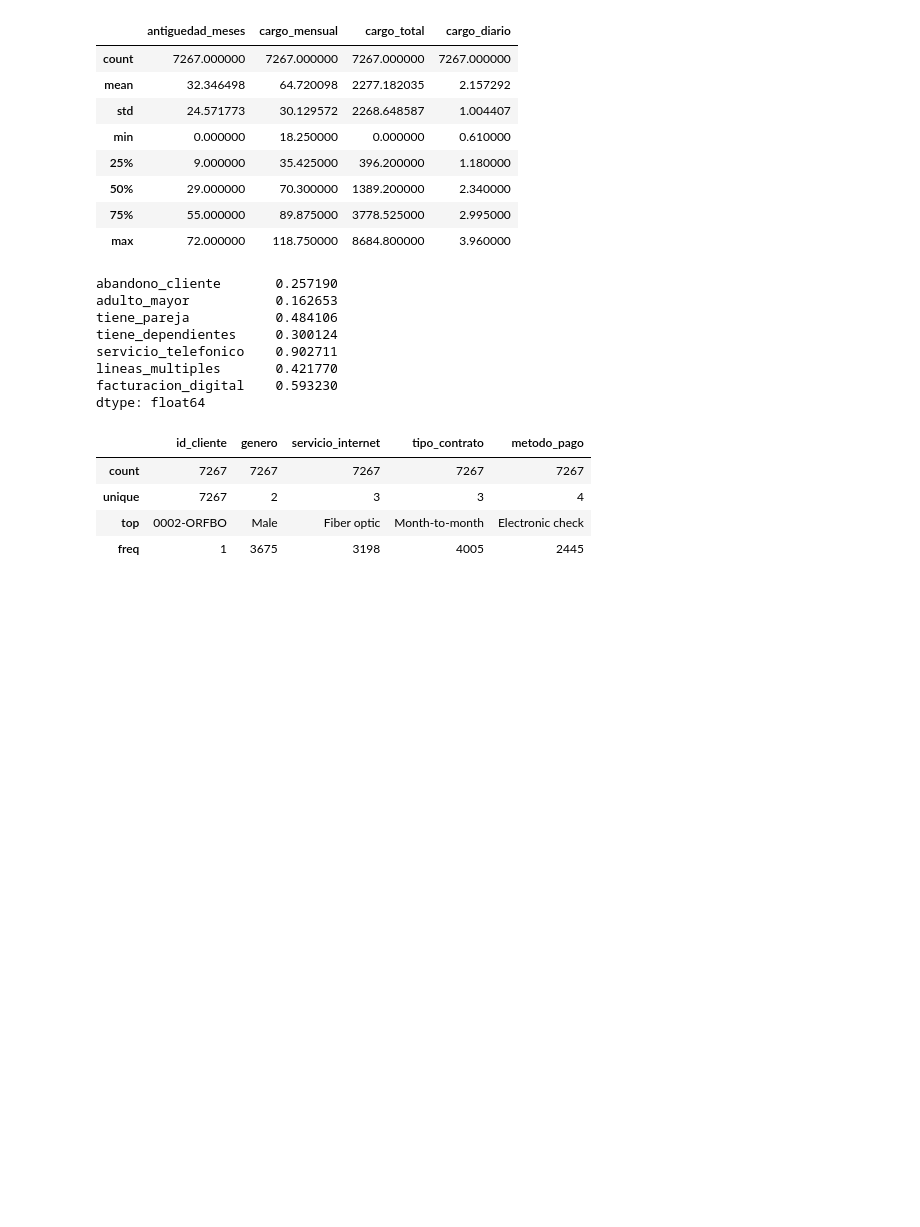
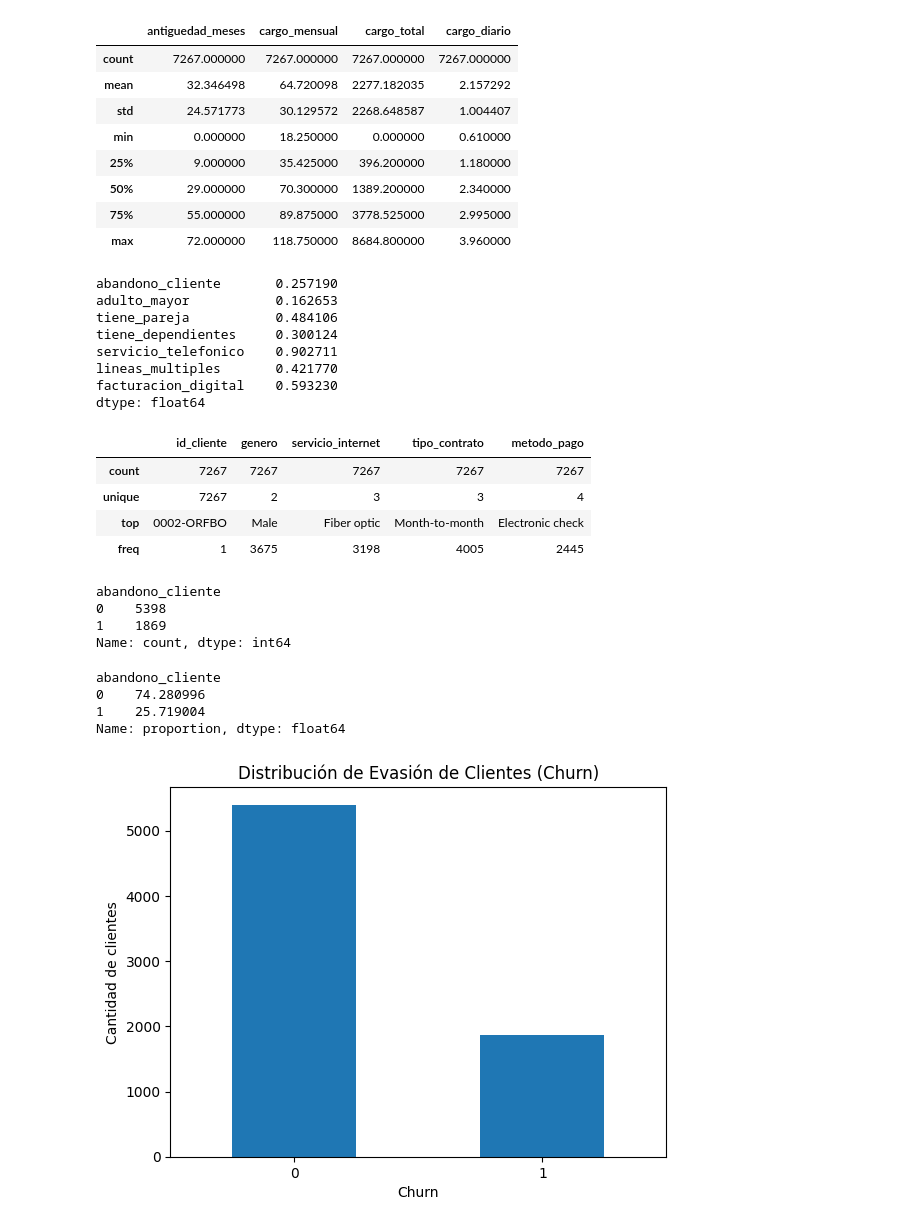
Before and after one commit to dvalderaa/Challenge_TelecomX, a Jupyter notebook: TelecomX.ipynb, the cells around one changed output. Drawn from its saved outputs; the diff is of its cells as text; code cells hidden in the pictures; blank space fills up the shorter version.

Commit message:
Analisis de la Distribucion de de evasion de clientes

```diff
--- a/TelecomX.ipynb
+++ b/TelecomX.ipynb
@@ -351,3 +351,38 @@ df_total.describe(include='object')
 | unique | 7267 | 2 | 3 | 3 | 4 |
 | top | 0002-ORFBO | Male | Fiber optic | Month-to-month | Electronic check |
 | freq | 1 | 3675 | 3198 | 4005 | 2445 |
+# %%
+# distribucion de evasión (graficas)
+
+    # frecuencia absoluta
+df_total['abandono_cliente'].value_counts()
+# %% [output]
+abandono_cliente
+0    5398
+1    1869
+Name: count, dtype: int64
+# %%
+    # Frecuencia relativa
+
+df_total['abandono_cliente'].value_counts(normalize=True) * 100
+# %% [output]
+abandono_cliente
+0    74.280996
+1    25.719004
+Name: proportion, dtype: float64
+# %%
+    #visualizacion por grafico de barras (cantioodades absolutas)
+
+import matplotlib.pyplot as plt
+
+churn_counts = df_total['abandono_cliente'].value_counts()
+
+plt.figure()
+churn_counts.plot(kind='bar')
+plt.title('Distribución de Evasión de Clientes (Churn)')
+plt.xlabel('Churn')
+plt.ylabel('Cantidad de clientes')
+plt.xticks(rotation=0)
+plt.show()
+# %% [output]
+[figure, added]
```
Also changed, not shown: parts of 1 cell of this notebook.
